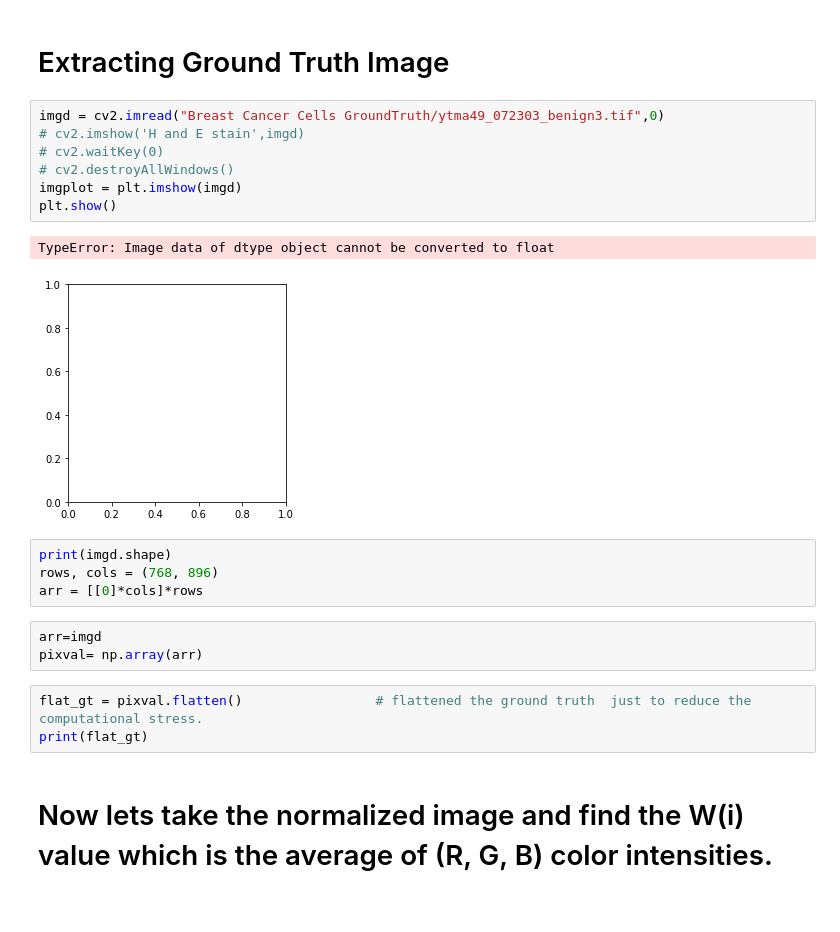
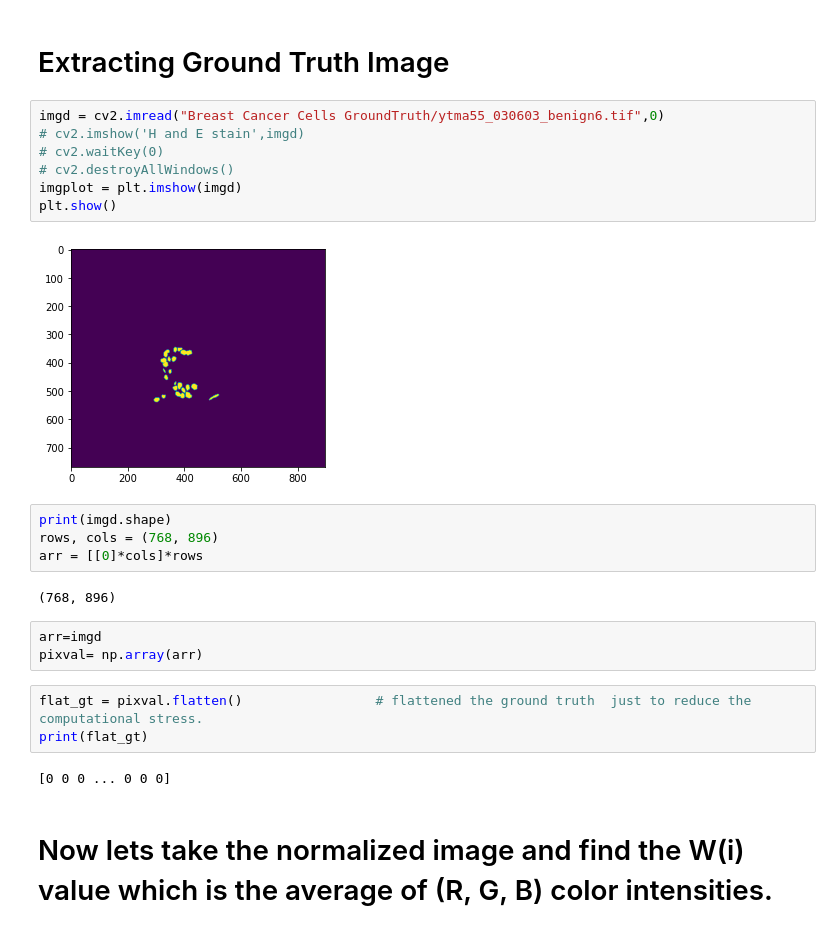
Before and after one commit to dsatyam09/Quantative-Analysis-of-normalized-image-in-Different-Color-Models., a Jupyter notebook: Color Normalization In Histology.ipynb, the cells around one changed output. Drawn from its saved outputs; the diff is of its cells as text.

```diff
--- a/Color Normalization In Histology.ipynb
+++ b/Color Normalization In Histology.ipynb
@@ -438,25 +438,28 @@ plt.imsave("Results After Normalization_lab/ytma49_072303_benign3.jpg", Inorm3)
 # %% [markdown]
 # Extracting Ground Truth Image
 # %%
-imgd = cv2.imread("Breast Cancer Cells GroundTruth/ytma49_072303_benign3.tif",0)
+imgd = cv2.imread("Breast Cancer Cells GroundTruth/ytma55_030603_benign6.tif",0)
 # cv2.imshow('H and E stain',imgd)
 # cv2.waitKey(0)
 # cv2.destroyAllWindows()
 imgplot = plt.imshow(imgd)
 plt.show()
 # %% [output]
-TypeError: Image data of dtype object cannot be converted to float
-[figure, old version]
+[figure, new version]
 # %%
 print(imgd.shape)
 rows, cols = (768, 896)
 arr = [[0]*cols]*rows
+# %% [output]
+(768, 896)
 # %%
 arr=imgd
 pixval= np.array(arr)
 # %%
 flat_gt = pixval.flatten()                 # flattened the ground truth  just to reduce the computational stress.
 print(flat_gt)
+# %% [output]
+[0 0 0 ... 0 0 0]
 # %% [markdown]
 # Now lets take the normalized image and find the W(i) value which is the average of (R, G, B) color intensities.
 # %% [markdown]
```
Also changed, not shown: parts of 18 cells of this notebook.
